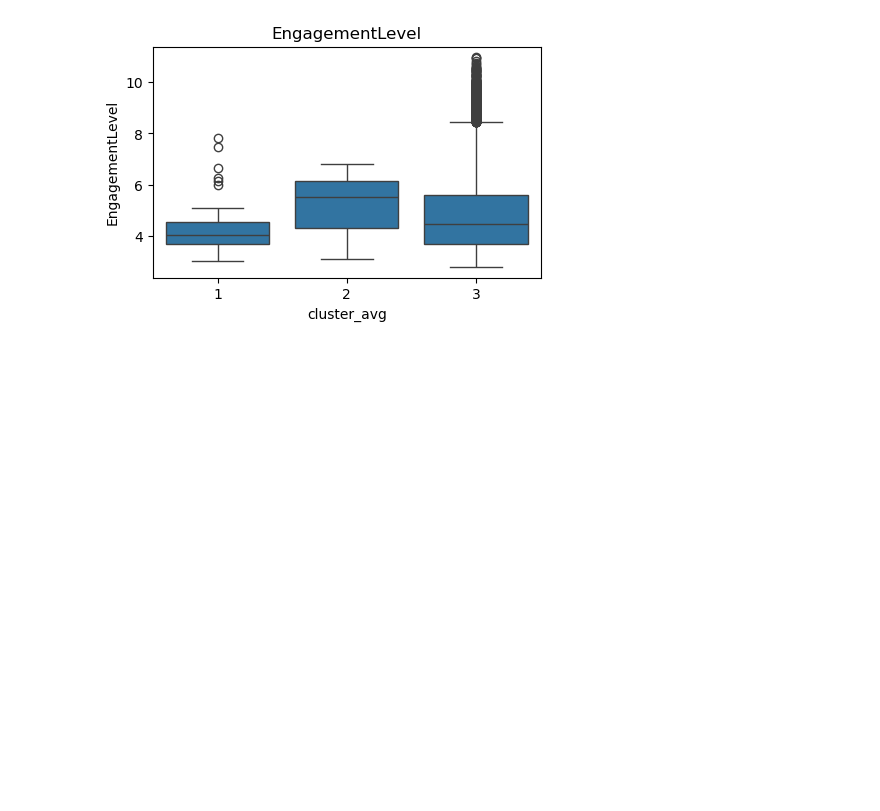
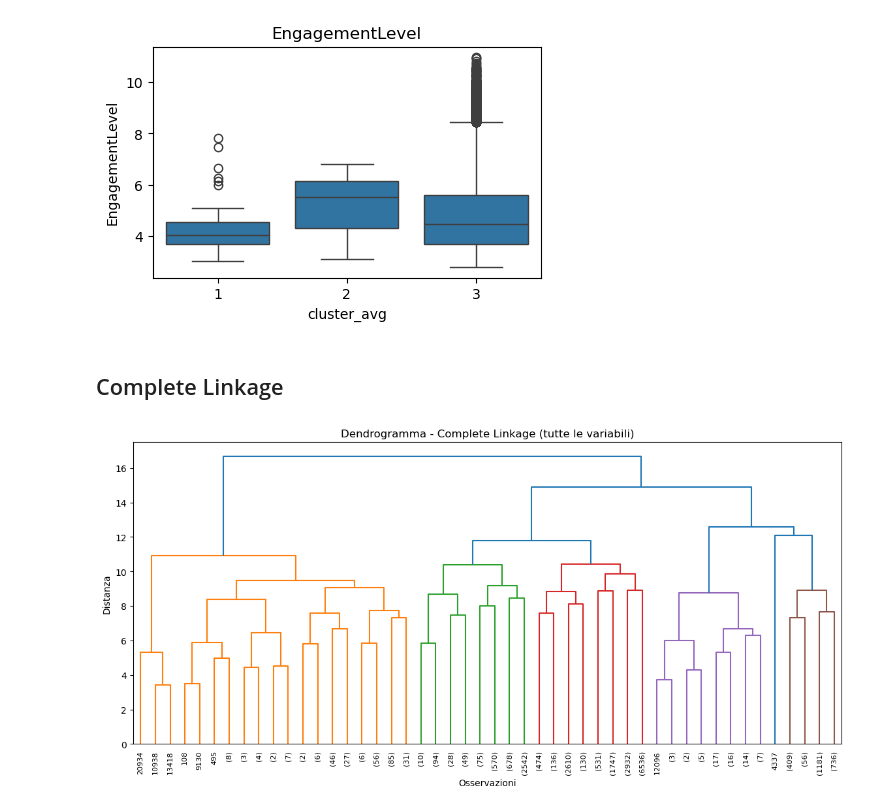
Before and after one commit to leopasq24/DataMining, a Jupyter notebook: hierarchical_clustering (2).ipynb, the cells around one changed output. Saved outputs shown, nothing was run; the diff lists cells and outputs as text; code cells hidden in the pictures; blank space fills up the shorter version.

Commit message:
still working on hierarchical clustering

```diff
--- a/hierarchical_clustering (2).ipynb
+++ b/hierarchical_clustering (2).ipynb
@@ -389,3 +389,18 @@ for col in numeric_vars:
 [figure]
 [figure]
 [figure]
+# %% [markdown]
+## Complete Linkage
+# %%
+
+Z_comp = linkage(df_cluster, method='complete')
+# %%
+
+plt.figure(figsize=(14, 6))
+dendrogram(Z_comp, truncate_mode='level', p=5)
+plt.title("Dendrogramma - Complete Linkage (tutte le variabili)")
+plt.xlabel("Osservazioni")
+plt.ylabel("Distanza")
+plt.show()
+# %% [output]
+[figure, added]
```
Also changed, not shown: parts of 30 cells of this notebook.
